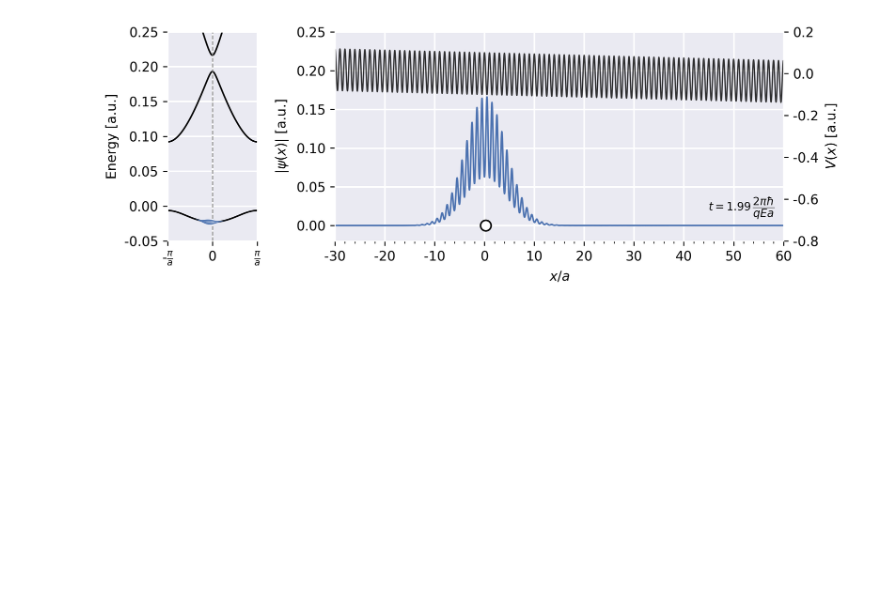
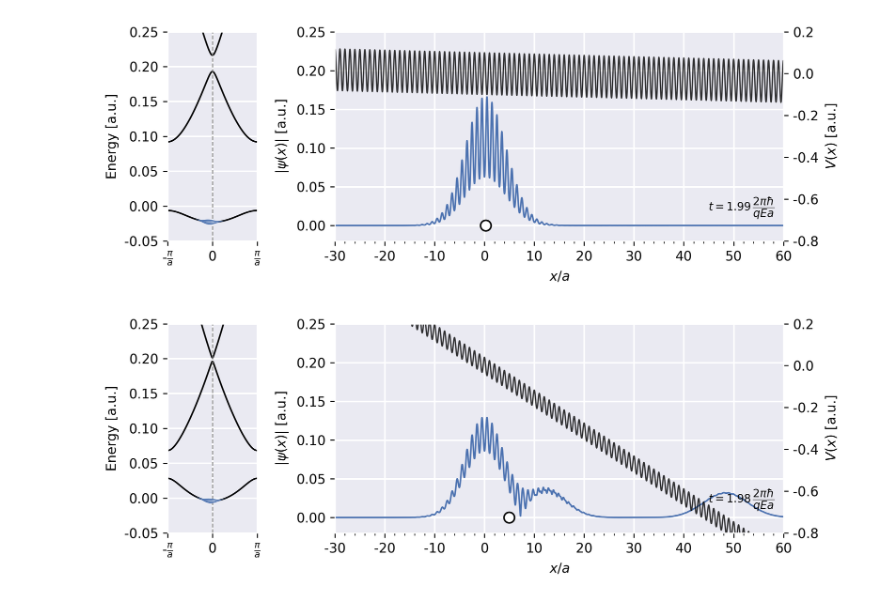
Before and after one commit to hataehyeok/TDSE-solver, a Jupyter notebook: src/tdse_bloch_cn.ipynb, the cells around one changed output. Cells and saved outputs as stored; diff of their text form; code cells hidden in the pictures; blank space fills up the shorter version.

```diff
--- a/src/tdse_bloch_cn.ipynb
+++ b/src/tdse_bloch_cn.ipynb
@@ -198,7 +198,7 @@ for k in k_1d_bz:
 Enk = np.asarray(Enk)
 phi_nk = np.asarray(phi_nk)
 
-qE     = 2*np.pi / 1E5
+qE     = 2*np.pi / 4000
 Vx     = 2* v0 *np.cos(b*x) - qE*x
 dt     = 0.5
 Tbloch = 2 * np.pi / (qE * a)
@@ -289,30 +289,32 @@ axt.set_ylabel(r'$V(x)$ [a.u.]', labelpad=5)
 axt.tick_params(axis='y')
 axt.spines['right'].set_color('white')
 axt.spines['left'].set_color('white')
 axt.spines['top'].set_color('white')
 axt.spines['bottom'].set_color('white')
 
 plt.tight_layout()
 
 def wfc_propagation(iframe):
     l0.set_ydata(np.abs(PSI0[:,iframe*10]))
     l1.set_xdata([X0[iframe*10]])
 
     scat.set_sizes(np.abs(kwht[iframe*10]) / 3)
 
     time_stamp.set_text(
         r'$t={:6.2f}\,\dfrac{{2\pi\hbar}}{{qEa}}$'.format(iframe * 10 * dt / Tbloch),
     )
 
     return l0, l1, scat, time_stamp,
 
 ani = animation.FuncAnimation(
     fig,
     wfc_propagation,
     interval=40,
     blit=True,
     repeat=True,
     frames=NSW//10,
 )
 ani.save('../simulation/bch_osc_tdse_cn_zener.mp4', writer='ffmpeg', dpi=300)
 plt.show()
+# %% [output]
+[figure, added]
```
Also changed, not shown: 5 other files.
